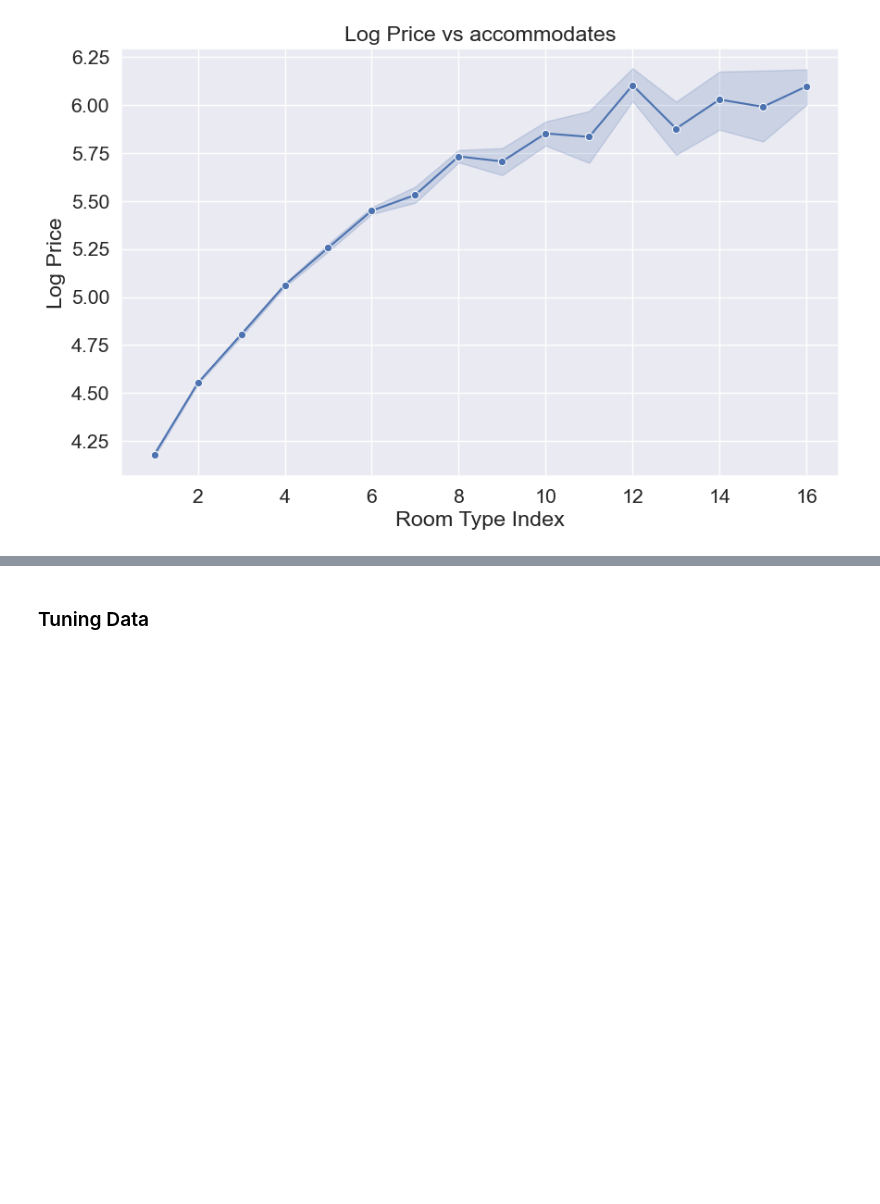
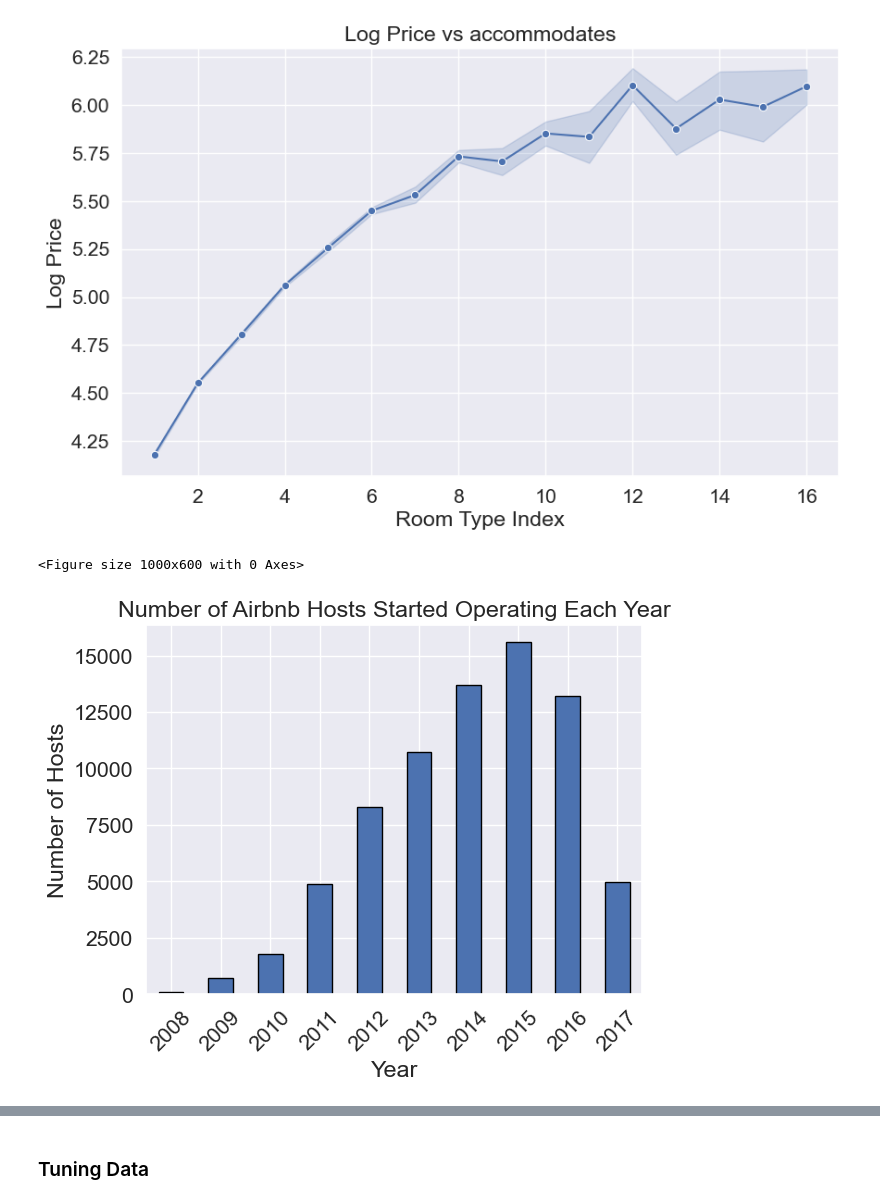
Before and after one commit to ella-arminta/airbnb-price-prediction, a Jupyter notebook: airbnbprediction3.ipynb, the cells around one changed output, grey strips where cells are left out. Saved outputs shown, nothing was run; the diff lists cells and outputs as text; code cells hidden in the pictures; blank space fills up the shorter version.

```diff
--- a/airbnbprediction3.ipynb
+++ b/airbnbprediction3.ipynb
@@ -435,3 +457,34 @@ plt.grid(True)
 plt.show()
 # %% [output]
 [figure]
+# %%
+# Current year
+current_year = 2024
+
+# Calculate the start year
+dfcolfinal_year = dfcolfinal.withColumn('start_year', current_year - col('years_as_host'))
+
+# Drop rows with NaN values in start_year
+dfcolfinal_year = dfcolfinal_year.dropna(subset=['start_year'])
+
+# Convert start_year to integer type
+dfcolfinal_year = dfcolfinal_year.withColumn('start_year', col('start_year').cast('integer'))
+
+# Group by start_year and count the number of rows in each year
+yearly_counts = dfcolfinal_year.groupBy('start_year').count()
+
+# Convert the grouped data to a Pandas DataFrame
+yearly_counts_pd = yearly_counts.orderBy('start_year').toPandas()
+
+# Plot the histogram
+plt.figure(figsize=(10, 6))
+yearly_counts_pd.plot(kind='bar', x='start_year', y='count', legend=False, edgecolor='black')
+plt.title('Number of Airbnb Hosts Started Operating Each Year')
+plt.xlabel('Year')
+plt.ylabel('Number of Hosts')
+plt.xticks(rotation=45)
+plt.grid(True)
+plt.show()
+# %% [output]
+<Figure size 1000x600 with 0 Axes>
+[figure, added]
```
Also changed, not shown: parts of 7 cells of this notebook.
